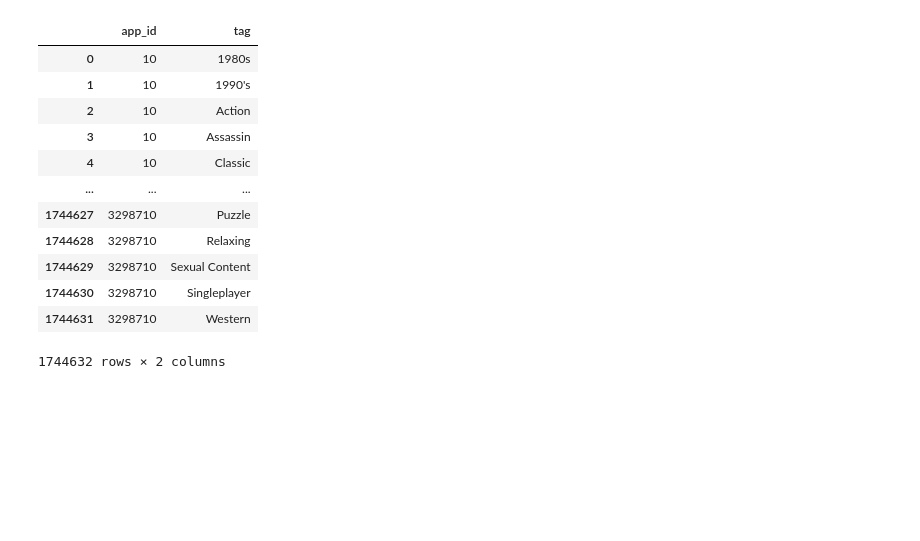
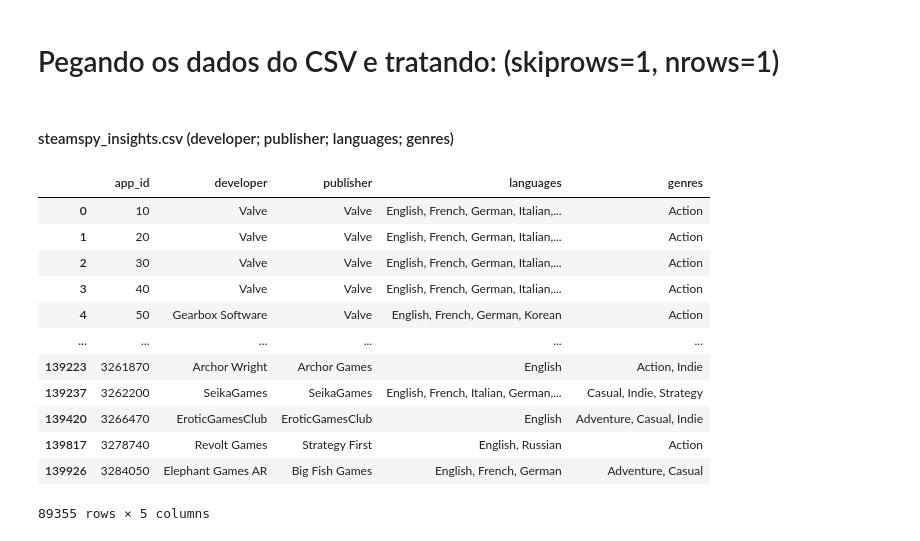
Before and after one commit to XDChaves/SteamPoint, a Jupyter notebook: main.ipynb, the cells around one changed output. Cells and saved outputs as stored; diff of their text form; code cells hidden in the pictures; blank space fills up the shorter version.

```diff
--- a/main.ipynb
+++ b/main.ipynb
@@ -0,0 +1,2 @@
+# %% [markdown]
+# Pegando os dados do CSV e tratando:   (skiprows=1, nrows=1)
@@ -1,20 +5,21 @@
+# %% [markdown]
+#### steamspy_insights.csv (developer;	publisher;	languages;	genres)
 # %%
-import pandas as pd
+dspy = pd.read_csv('.\\DataCSV\\steamspy_insights.csv', sep=',',on_bad_lines='warn')
 
-df = pd.read_csv('.\\DataCSV\\tags.csv', sep=',')
-
-df
+df_filtrado=dspy[dspy["genres"]!=r"\N"]
+df_filtrado[["app_id","developer","publisher","languages","genres"]]
 # %% [output]
-|  | app_id | tag |
-| 0 | 10 | 1980s |
-| 1 | 10 | 1990's |
-| 2 | 10 | Action |
-| 3 | 10 | Assassin |
-| 4 | 10 | Classic |
-| ... | ... | ... |
-| 1744627 | 3298710 | Puzzle |
-| 1744628 | 3298710 | Relaxing |
-| 1744629 | 3298710 | Sexual Content |
-| 1744630 | 3298710 | Singleplayer |
-| 1744631 | 3298710 | Western |
+|  | app_id | developer | publisher | languages | genres |
+| 0 | 10 | Valve | Valve | English, French, German, Italian,... | Action |
+| 1 | 20 | Valve | Valve | English, French, German, Italian,... | Action |
+| 2 | 30 | Valve | Valve | English, French, German, Italian,... | Action |
+| 3 | 40 | Valve | Valve | English, French, German, Italian,... | Action |
+| 4 | 50 | Gearbox Software | Valve | English, French, German, Korean | Action |
+| ... | ... | ... | ... | ... | ... |
+| 139223 | 3261870 | Archor Wright | Archor Games | English | Action, Indie |
+| 139237 | 3262200 | SeikaGames | SeikaGames | English, French, Italian, German,... | Casual, Indie, Strategy |
+| 139420 | 3266470 | EroticGamesClub | EroticGamesClub | English | Adventure, Casual, Indie |
+| 139817 | 3278740 | Revolt Games | Strategy First | English, Russian | Action |
+| 139926 | 3284050 | Elephant Games AR | Big Fish Games | English, French, German | Adventure, Casual |
-1744632 rows × 2 columns
+89355 rows × 5 columns
```
Also changed, not shown: parts of 14 cells of this notebook, 7 other files.
